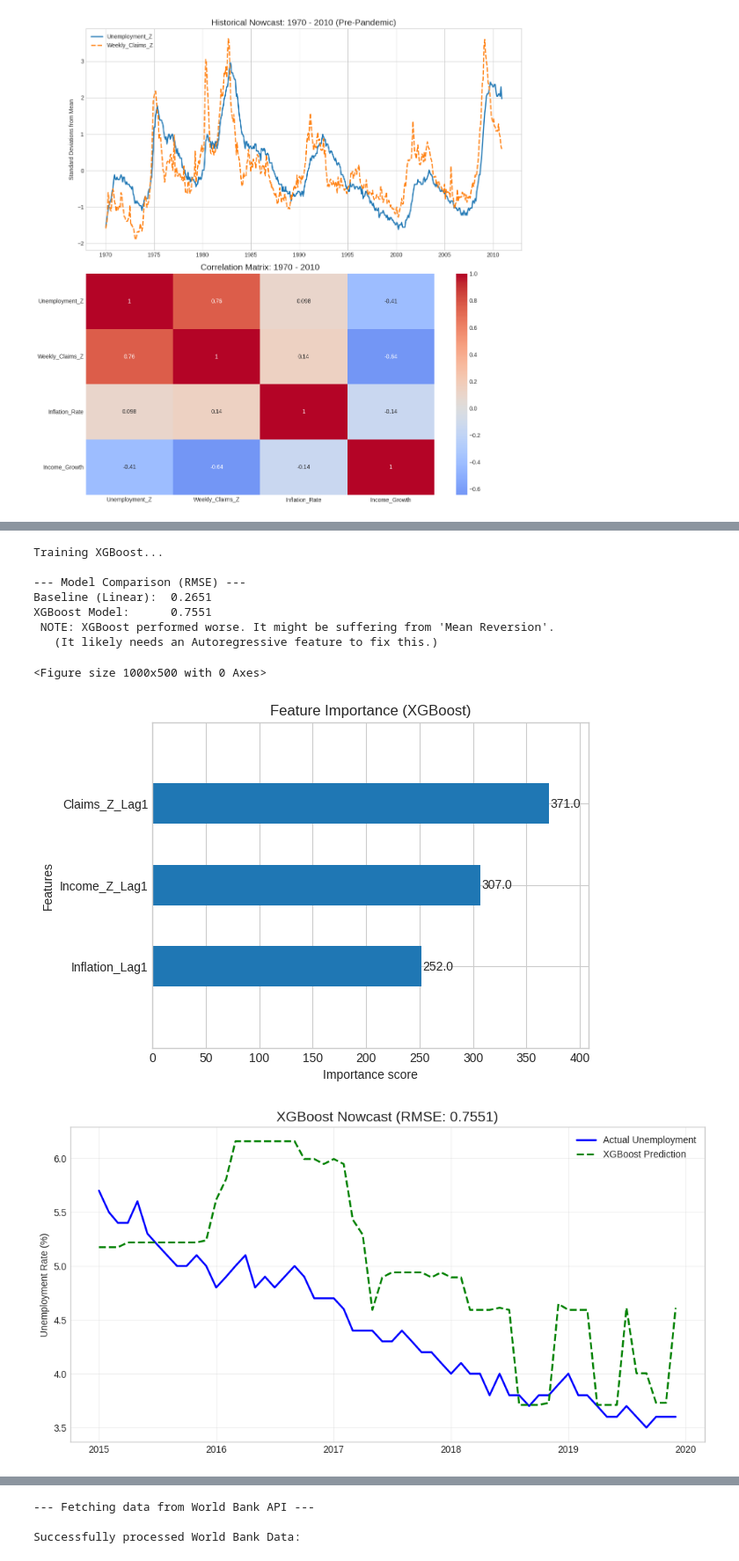
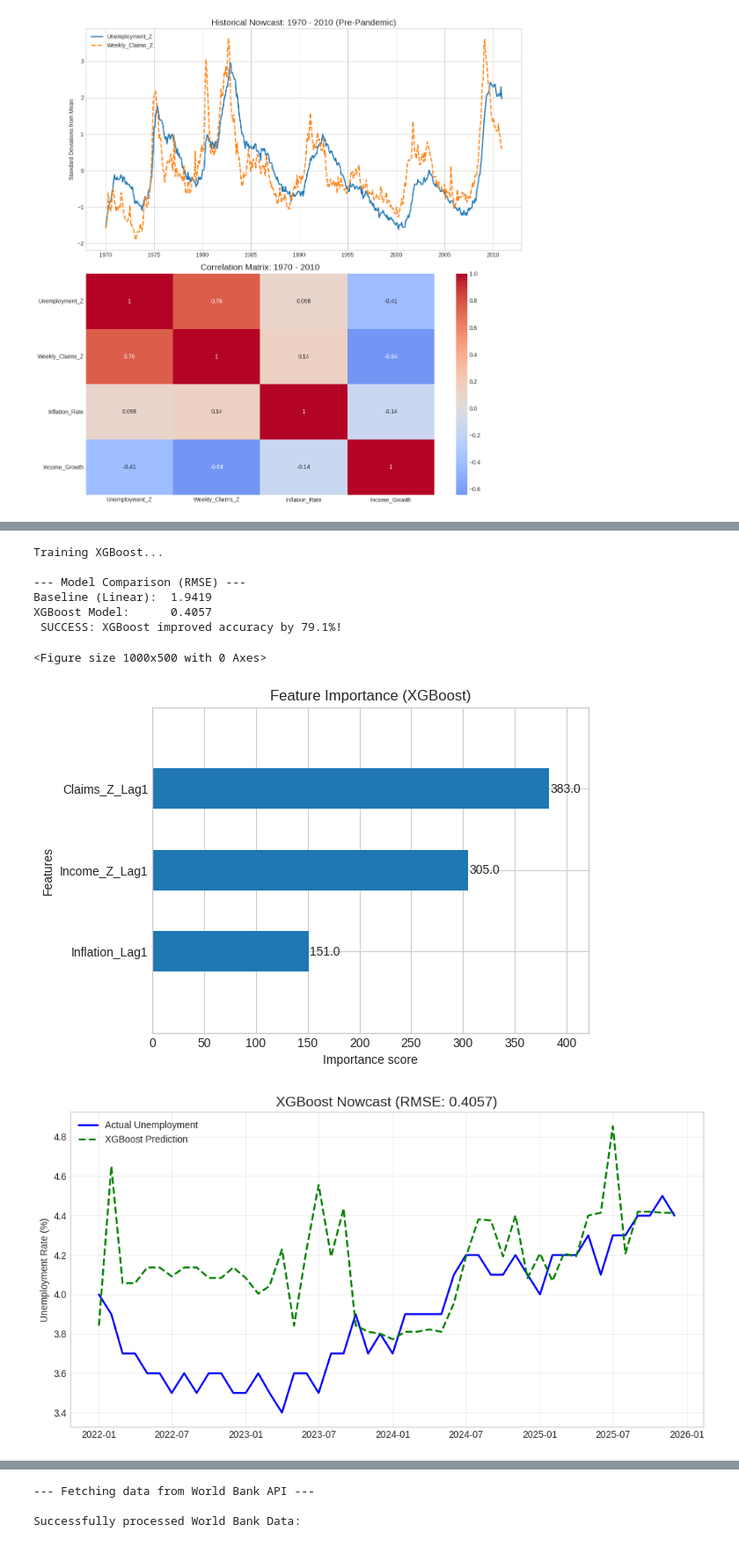
Before and after one commit to JimmyL04/macrominds, a Jupyter notebook: MacroMinds.ipynb, the cells around one changed output, grey strips where cells are left out. Shown at 88% size. Cells and saved outputs as stored; diff of their text form; code cells hidden in the pictures.

```diff
--- a/MacroMinds.ipynb
+++ b/MacroMinds.ipynb
@@ -307,10 +222,10 @@ features = ['Claims_Z_Lag1', 'Income_Z_Lag1', 'Inflation_Lag1']
 target = 'Unemployment'
 
 # 3. TIME-SERIES SPLIT
-# Train: 1970 to 2015
-# Test:  2015 to 2019 (Pre-COVID validation)
-cutoff_date = '2015-01-01'
-end_test_date = '2019-12-31'
+# Train: 1967–2022 (includes COVID so the model learns from volatility)
+# Test:  2023–2025 (stable post-recovery period that mirrors real dashboard usage)
+cutoff_date = '2022-01-01'
+end_test_date = '2025-12-31'
 
 train = df_clean.loc[:cutoff_date]
 test = df_clean.loc[cutoff_date:end_test_date]
@@ -331,7 +246,7 @@ predictions = model.predict(X_test)
 rmse = np.sqrt(mean_squared_error(y_test, predictions))
 r2 = r2_score(y_test, predictions)
 
-print(f"--- Baseline Model Results (2015-2019) ---")
+print(f"--- Baseline Model Results (2023-2025) ---")
 print(f"RMSE: {rmse:.4f} (Lower is better)")
 print(f"R² Score: {r2:.4f} (Max 1.0)")
 print("-" * 30)
@@ -361,6 +276,5 @@ Feature Coefficients (Standardized Importance):
 # %%
 # XGBoost Model
-# Install XGBoost
 !pip install xgboost -q
 
 import xgboost as xgb
@@ -370,13 +284,12 @@ import matplotlib.pyplot as plt
 import numpy as np
 
 # 1. CONFIGURATION
-# Normalized Features from the Baseline
 features = ['Claims_Z_Lag1', 'Income_Z_Lag1', 'Inflation_Lag1']
 target = 'Unemployment'
 
-# 2. DATA SPLIT
-cutoff_date = '2015-01-01'
-end_test_date = '2019-12-31'
+# 2. DATA SPLIT (same as baseline for fair comparison)
+cutoff_date = '2022-01-01'
+end_test_date = '2025-12-31'
 
 train = df_clean.loc[:cutoff_date]
 test = df_clean.loc[cutoff_date:end_test_date]
@@ -387,9 +300,6 @@ X_test = test[features]
 y_test = test[target]
 
 # 3. DEFINE & TRAIN XGBOOST MODEL
-# n_estimators: 1000 (with early stopping)
-# learning_rate: 0.05 (slow learning for better accuracy)
-# max_depth: 3 (prevents overfitting)
 reg = xgb.XGBRegressor(
     n_estimators=1000,
     learning_rate=0.05,
@@ -399,7 +309,6 @@ reg = xgb.XGBRegressor(
     random_state=42
 )
 
-# Fit the model
 print("Training XGBoost...")
 reg.fit(
     X_train, y_train,
@@ -411,46 +320,44 @@ reg.fit(
 preds_xgb = reg.predict(X_test)
 rmse_xgb = np.sqrt(mean_squared_error(y_test, preds_xgb))
 
-# 5. RESULTS
-# Compare against the hardcoded Baseline RMSE from the previous cell
-baseline_rmse = 0.2651
+# 5. RESULTS — compare against computed baseline RMSE (not hardcoded)
+baseline_rmse = rmse  # from the Linear Regression cell
 
 print(f"\n--- Model Comparison (RMSE) ---")
-print(f"Baseline (Linear):  {baseline_rmse}")
+print(f"Baseline (Linear):  {baseline_rmse:.4f}")
 print(f"XGBoost Model:      {rmse_xgb:.4f}")
 
 if rmse_xgb < baseline_rmse:
     improvement = ((baseline_rmse - rmse_xgb) / baseline_rmse) * 100
     print(f" SUCCESS: XGBoost improved accuracy by {improvement:.1f}%!")
 else:
     print(" NOTE: XGBoost performed worse. It might be suffering from 'Mean Reversion'.")
     print("   (It likely needs an Autoregressive feature to fix this.)")
 
 # 6. VISUALIZATION: Feature Importance
 plt.figure(figsize=(10, 5))
 plot_importance(reg, height=0.5, max_num_features=10, title="Feature Importance (XGBoost)", importance_type='weight')
 plt.show()
 
 # 7. VISUALIZATION: Actual vs Predicted
 plt.figure(figsize=(12, 6))
 plt.plot(y_test.index, y_test, label='Actual Unemployment', color='blue', linewidth=2)
 plt.plot(y_test.index, preds_xgb, label='XGBoost Prediction', color='green', linestyle='--', linewidth=2)
 plt.title(f"XGBoost Nowcast (RMSE: {rmse_xgb:.4f})", fontsize=15)
 plt.ylabel("Unemployment Rate (%)")
 plt.legend()
 plt.grid(True, alpha=0.3)
 plt.show()
 # %% [output]
 Training XGBoost...
 
 --- Model Comparison (RMSE) ---
-Baseline (Linear):  0.2651
-XGBoost Model:      0.7551
- NOTE: XGBoost performed worse. It might be suffering from 'Mean Reversion'.
-   (It likely needs an Autoregressive feature to fix this.)
+Baseline (Linear):  1.9419
+XGBoost Model:      0.4057
+ SUCCESS: XGBoost improved accuracy by 79.1%!
 <Figure size 1000x500 with 0 Axes>
-[figure, old version]
+[figure, new version]
-[figure, old version]
+[figure, new version]
 # %%
 # XGBoost with Autoregression
 import xgboost as xgb
```
Also changed, not shown: parts of 15 cells of this notebook.
